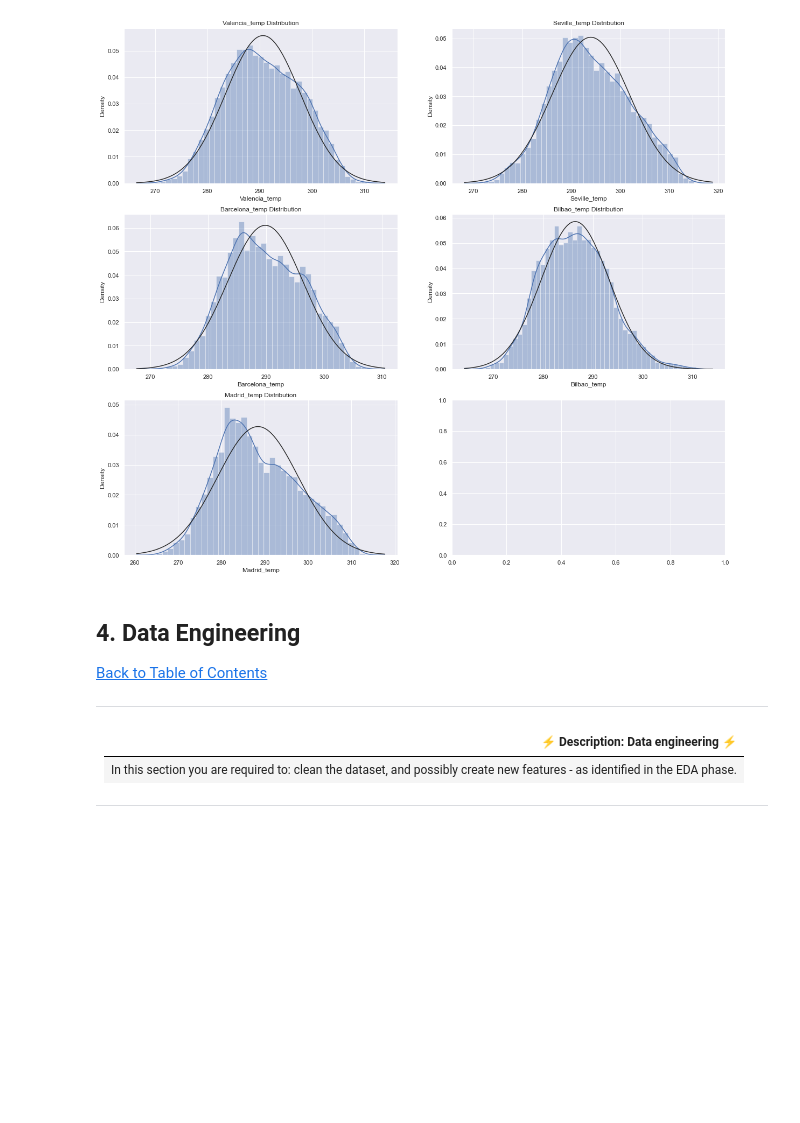
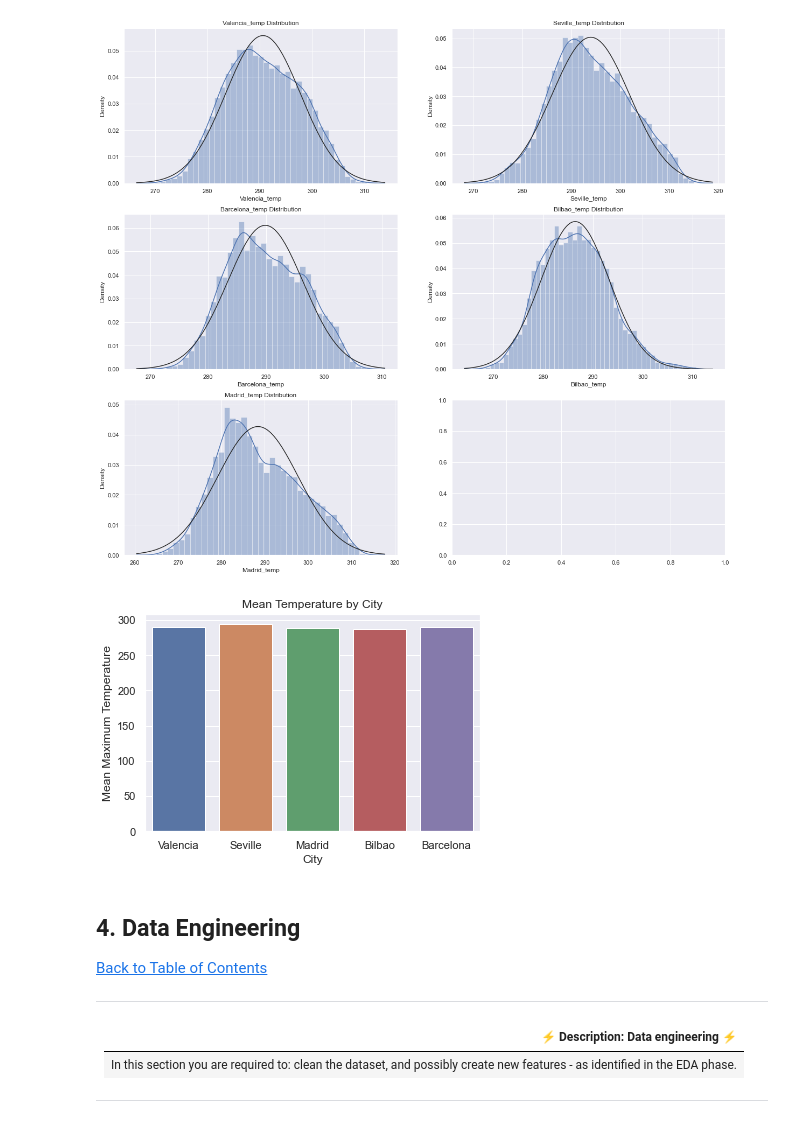
Before and after one commit to setshabapm/spain_electricity_shortfall_challenge_2023, a Jupyter notebook: Advanced-Regression-Starter-Data/starter-notebook.ipynb, the cells around one changed output. Cells and saved outputs as stored; diff of their text form; code cells hidden in the pictures; blank space fills up the shorter version.

```diff
--- a/Advanced-Regression-Starter-Data/starter-notebook.ipynb
+++ b/Advanced-Regression-Starter-Data/starter-notebook.ipynb
@@ -529,6 +528,22 @@ for i, column in enumerate(temp_columns):
 plt.show()
 # %% [output]
 [figure]
+# %%
+cities = ['Valencia', 'Seville', 'Madrid', 'Bilbao', 'Barcelona']
+mean_temp = [df_train['Valencia_temp'].mean(),
+                 df_train['Seville_temp'].mean(),
+                 df_train['Madrid_temp'].mean(),
+                 df_train['Bilbao_temp'].mean(),
+                 df_train['Barcelona_temp'].mean()
+]
+sns.set_theme()
+sns.barplot(cities, mean_temp)
+plt.title("Mean Temperature by City")
+plt.xlabel("City")
+plt.ylabel("Mean Maximum Temperature")
+plt.show()
+# %% [output]
+[figure, added]
 # %% [markdown]
 <a id="four"></a>
 ## 4. Data Engineering
```
Also changed, not shown: parts of 30 cells of this notebook.
